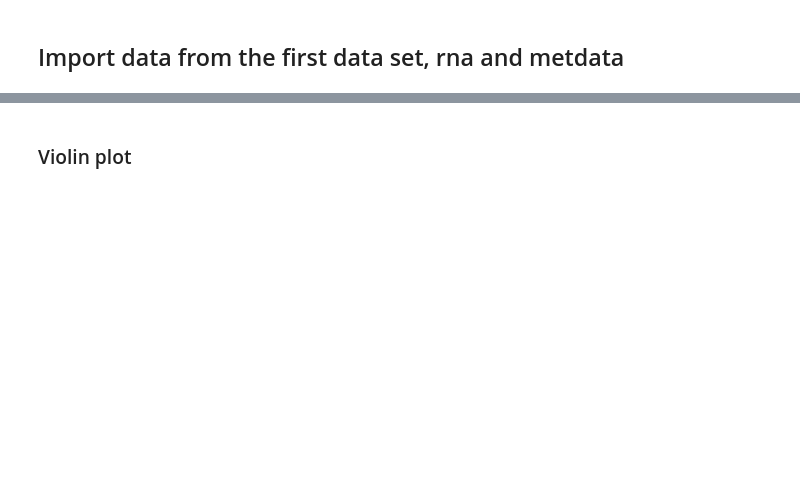
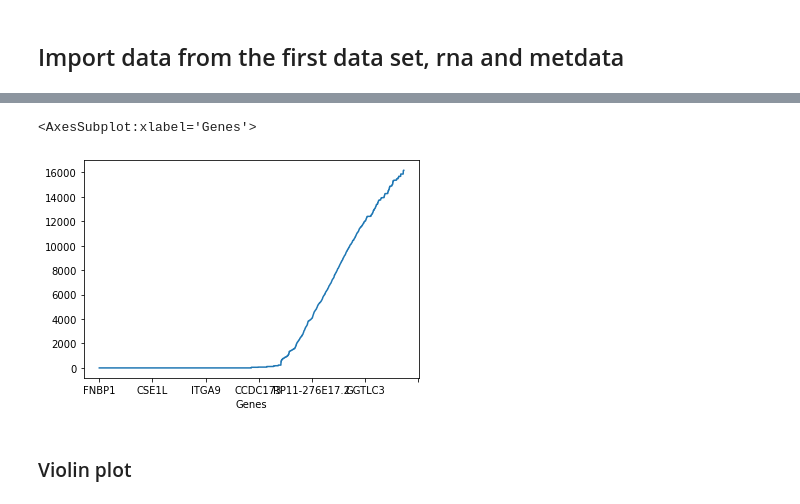
Before and after one commit to sevsorita/single_cell, a Jupyter notebook: notebooks/Violinplots_and_LeaveOnePatientOut.ipynb, the cells around one changed output, grey strips where cells are left out. Drawn from its saved outputs; the diff is of its cells as text; code cells hidden in the pictures; blank space fills up the shorter version.

```diff
--- a/notebooks/Violinplots_and_LeaveOnePatientOut.ipynb
+++ b/notebooks/Violinplots_and_LeaveOnePatientOut.ipynb
@@ -134,2 +188,7 @@ oldset = pd.read_pickle("/data/severs/full_data_Sets/Cancer.pkl")
+# %%
+oldset.isna().sum().sort_values().plot()
+# %% [output]
+<AxesSubplot:xlabel='Genes'>
+[figure, added]
 # %%
 oldset_md["ESR1"] = [float("nan")]*len(oldset_md)
```
Also changed, not shown: parts of 14 cells of this notebook.
